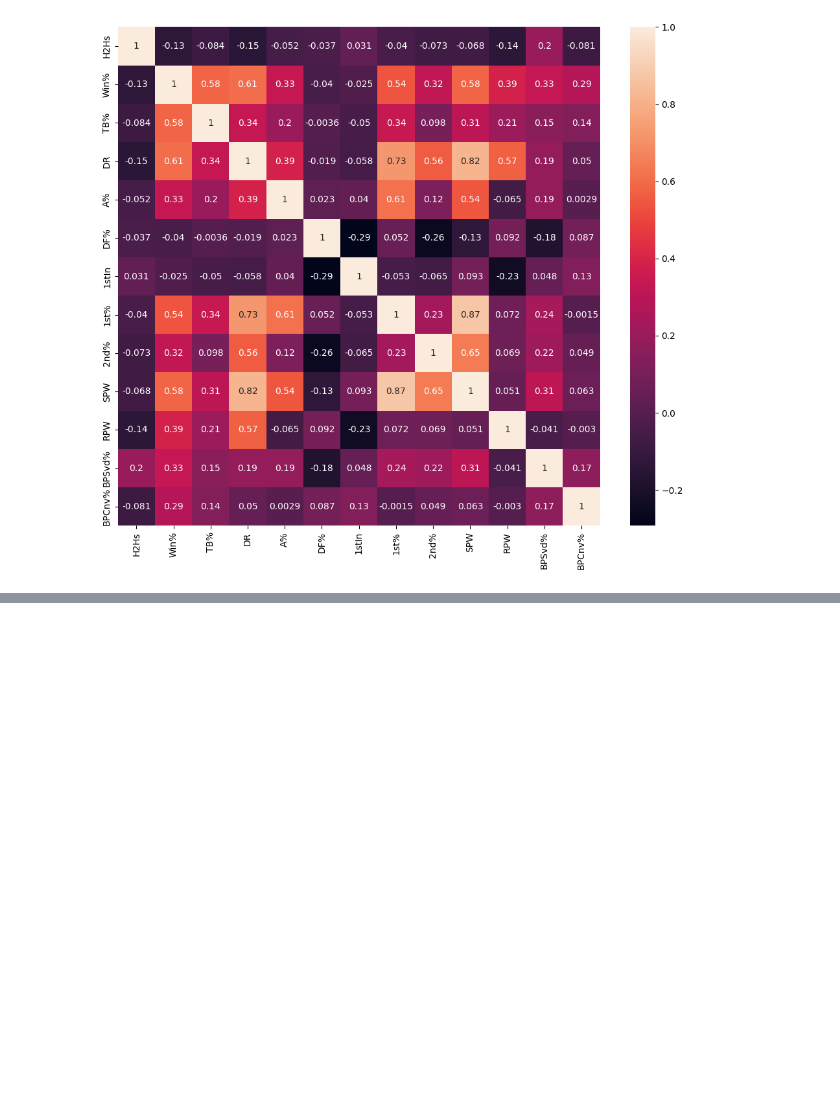
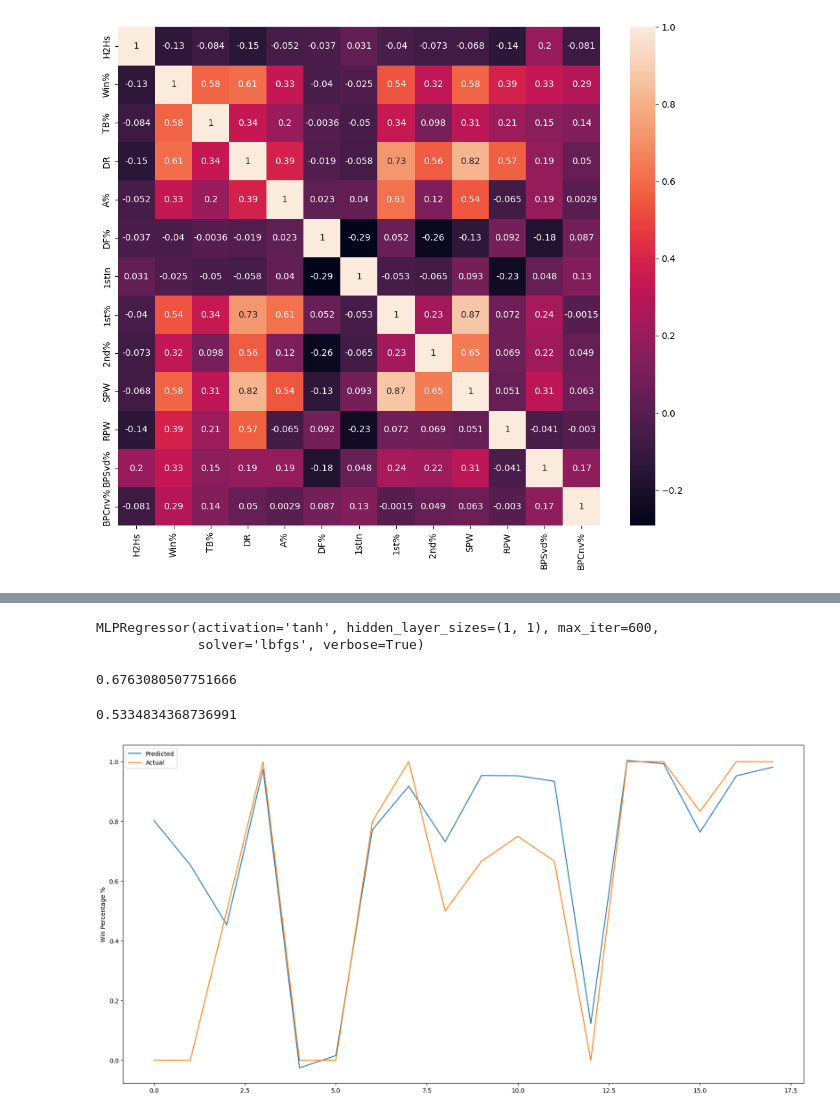
Before and after one commit to tseringgg/atp-match-predictions, a Jupyter notebook: jannikh2h_MLmodel.ipynb, the cells around one changed output, grey strips where cells are left out. Saved outputs shown, nothing was run; the diff lists cells and outputs as text; code cells hidden in the pictures; blank space fills up the shorter version.

```diff
--- a/jannikh2h_MLmodel.ipynb
+++ b/jannikh2h_MLmodel.ipynb
@@ -123,0 +153,6 @@ sns.heatmap(jannik_h2h_corr, annot=True)
+# %%
+scaler = StandardScaler()
+scaler.fit(x_train)
+
+x_train = scaler.transform(x_train)
+x_test = scaler.transform(x_test)
@@ -123,0 +161,13 @@ sns.heatmap(jannik_h2h_corr, annot=True)
+# %%
+mlp_reg = MLPRegressor(activation='tanh',
+                       hidden_layer_sizes=(1, 1, ),
+                       solver='lbfgs',
+                       verbose=True,
+                       max_iter=600)
+# %%
+mlp_reg.fit(x_train, y_train)
+# %% [output]
+MLPRegressor(activation='tanh', hidden_layer_sizes=(1, 1), max_iter=600,
+             solver='lbfgs', verbose=True)
+# %%
+y_pred = mlp_reg.predict(x_test)
@@ -123,0 +176,20 @@ sns.heatmap(jannik_h2h_corr, annot=True)
+# %%
+mlp_reg.score(x_train, y_train)
+# %% [output]
+0.6763080507751666
+# %%
+r2_score(y_test, y_pred)
+# %% [output]
+0.5334834368736991
+# %%
+plt.figure(figsize = (20, 10))
+
+plt.plot(y_pred, label='Predicted')
+plt.plot(y_test.values, label='Actual')
+
+plt.ylabel('Win Percentage %')
+
+plt.legend()
+plt.show()
+# %% [output]
+[figure, added]
```
Also changed, not shown: parts of 8 cells of this notebook, 1 other file.
